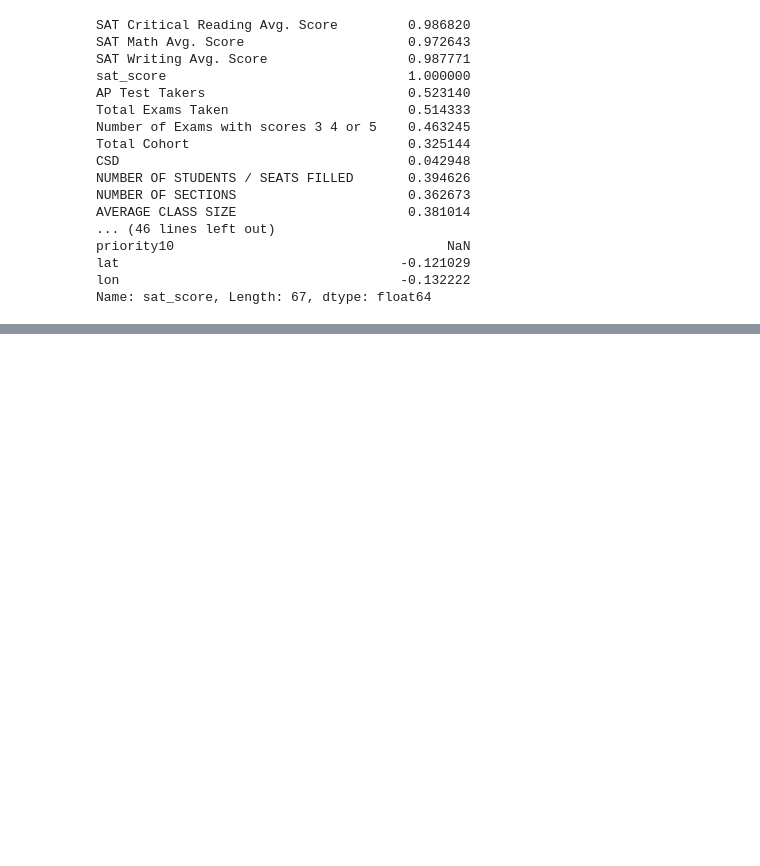
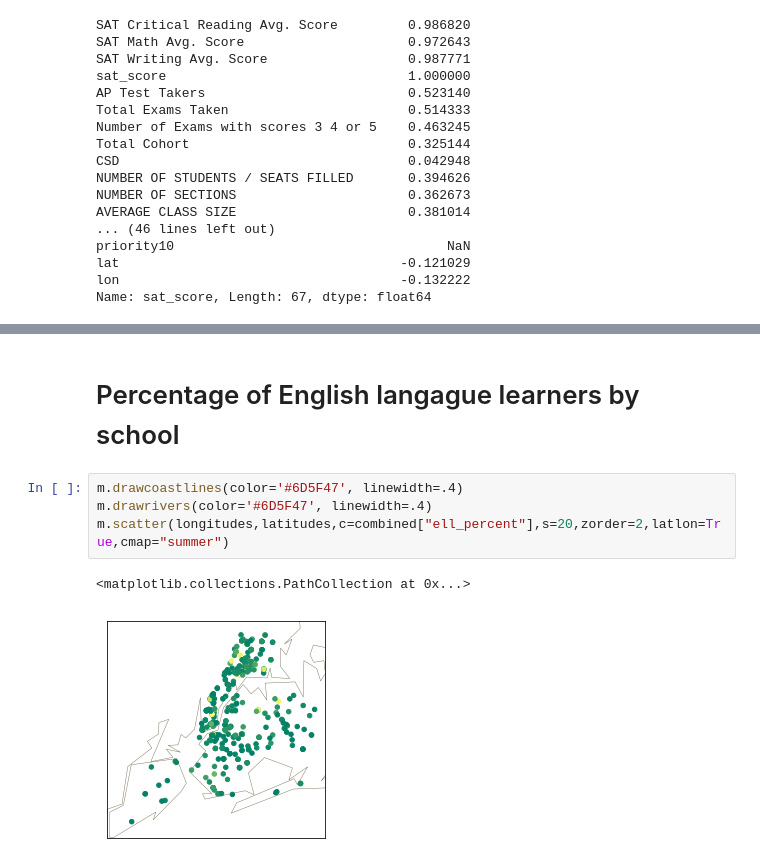
Before and after one commit to kalingwu/Dataquest-Projects, a Jupyter notebook: NYC_high_school_data_DataCleaning/basics.ipynb, the cells around one changed output, grey strips where cells are left out. Cells and saved outputs as stored; diff of their text form; blank space fills up the shorter version.

```diff
--- a/NYC_high_school_data_DataCleaning/basics.ipynb
+++ b/NYC_high_school_data_DataCleaning/basics.ipynb
@@ -359,0 +419,9 @@ combined.plot.scatter()
+# %% [markdown]
+# Percentage of English langague learners by school
+# %%
+m.drawcoastlines(color='#6D5F47', linewidth=.4)
+m.drawrivers(color='#6D5F47', linewidth=.4)
+m.scatter(longitudes,latitudes,c=combined["ell_percent"],s=20,zorder=2,latlon=True,cmap="summer")
+# %% [output]
+<matplotlib.collections.PathCollection at 0x...>
+[figure, added]
```
Also changed, not shown: parts of 14 cells of this notebook.
